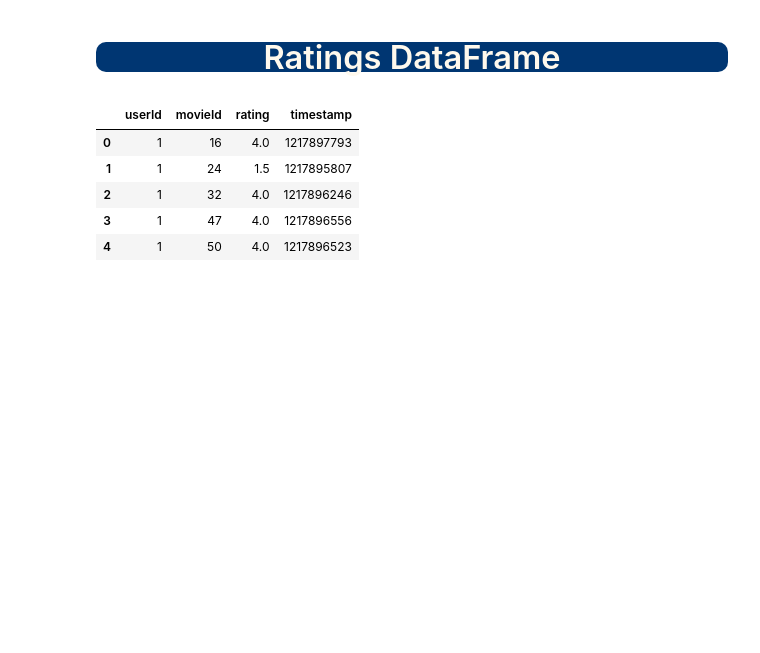
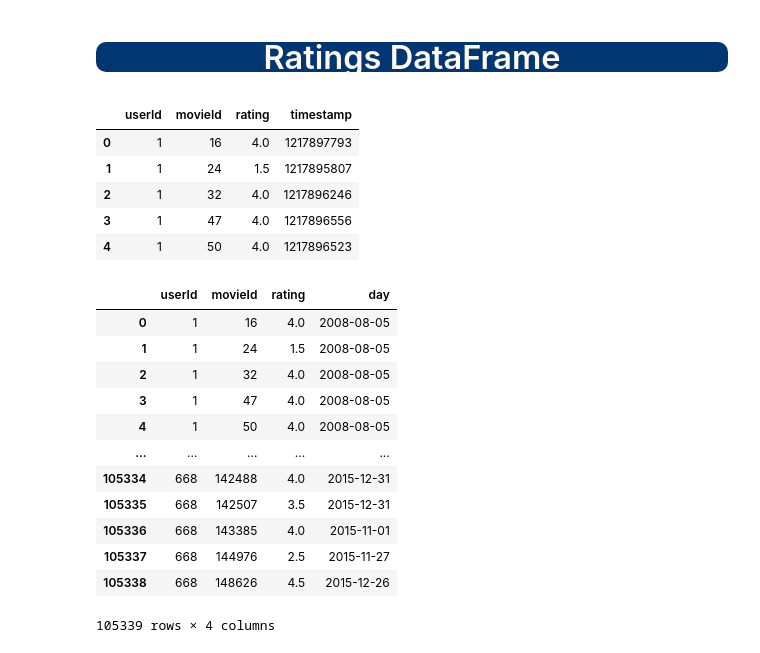
Before and after one commit to Brice-Vergnou/movie_recommendation, a Jupyter notebook: eda.ipynb, the cells around one changed output. Drawn from its saved outputs; the diff is of its cells as text; code cells hidden in the pictures; blank space fills up the shorter version.

```diff
--- a/eda.ipynb
+++ b/eda.ipynb
@@ -153,3 +155,24 @@ ratings_df.head()
 | 2 | 1 | 32 | 4.0 | 1217896246 |
 | 3 | 1 | 47 | 4.0 | 1217896556 |
 | 4 | 1 | 50 | 4.0 | 1217896523 |
+# %%
+import datetime as dt
+
+ratings_df.timestamp = ratings_df.timestamp.apply(dt.datetime.fromtimestamp)
+ratings_df["day"] = ratings_df.timestamp.dt.strftime("%Y-%m-%d")
+ratings_df.drop(columns="timestamp", axis=1, inplace=True)
+ratings_df
+# %% [output]
+|  | userId | movieId | rating | day |
+| 0 | 1 | 16 | 4.0 | 2008-08-05 |
+| 1 | 1 | 24 | 1.5 | 2008-08-05 |
+| 2 | 1 | 32 | 4.0 | 2008-08-05 |
+| 3 | 1 | 47 | 4.0 | 2008-08-05 |
+| 4 | 1 | 50 | 4.0 | 2008-08-05 |
+| ... | ... | ... | ... | ... |
+| 105334 | 668 | 142488 | 4.0 | 2015-12-31 |
+| 105335 | 668 | 142507 | 3.5 | 2015-12-31 |
+| 105336 | 668 | 143385 | 4.0 | 2015-11-01 |
+| 105337 | 668 | 144976 | 2.5 | 2015-11-27 |
+| 105338 | 668 | 148626 | 4.5 | 2015-12-26 |
+105339 rows × 4 columns
```
Also changed, not shown: parts of 6 cells of this notebook.
